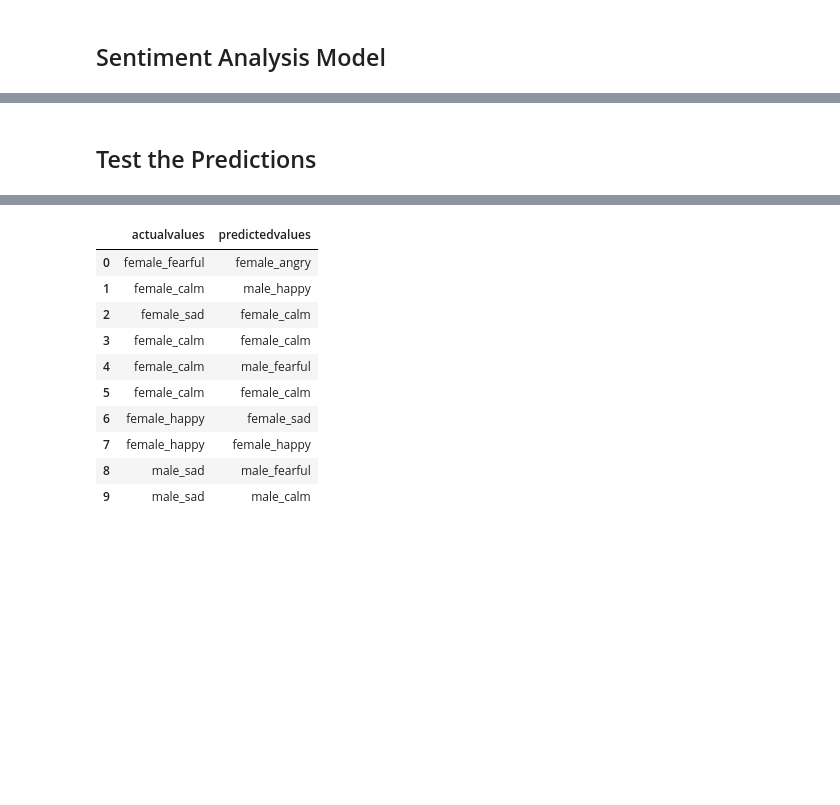
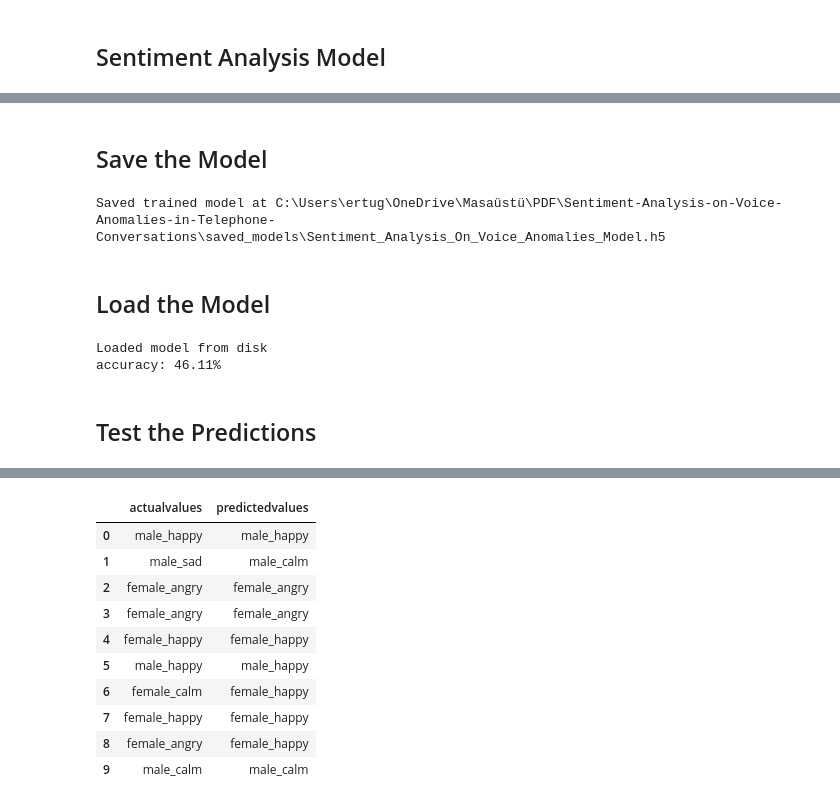
Before and after one commit to ertugrultaparci/Sentiment-Analysis-on-Voice-Anomalies-in-Telephone-Conversations, a Jupyter notebook: sentiment_analysis1.ipynb, the cells around one changed output, grey strips where cells are left out. Drawn from its saved outputs; the diff is of its cells as text; code cells hidden in the pictures; blank space fills up the shorter version.

```diff
--- a/sentiment_analysis1.ipynb
+++ b/sentiment_analysis1.ipynb
@@ -156,5 +190,7 @@ df_cleaned[:10]
+# %%
+X_train, X_test, y_train, y_test = train_test_split(df_cleaned.drop('emotion', axis =1), df_cleaned['emotion'], test_size=0.2, random_state=0, shuffle = True)
 # %%
-X_train, X_test, y_train, y_test = train_test_split(shuffled_df.drop('emotion', axis =1), shuffled_df['emotion'], test_size=0.2, random_state=0, shuffle = True)
+#X_train, X_test, y_train, y_test = train_test_split(shuffled_df.drop('emotion', axis =1), shuffled_df['emotion'], test_size=0.2, random_state=0, shuffle = True)
 # %%
 lb = LabelEncoder()
 y_train = to_categorical(lb.fit_transform(y_train))
@@ -186,3 +234,26 @@ opt = tf.keras.optimizers.RMSprop(learning_rate=0.0001, decay=1e-6)
+# %%
+model = Sequential()
+
+model.add(Conv1D(128, 5,padding='same',
+                 input_shape=(x_train_exp.shape[1],1)))
+model.add(Activation('relu'))
+model.add(Conv1D(128, 5,padding='same'))
+model.add(Activation('relu'))
+model.add(Dropout(0.1))
+model.add(MaxPooling1D(pool_size=(8)))
+model.add(Conv1D(128, 5,padding='same',))
+model.add(Activation('relu'))
+model.add(Conv1D(128, 5,padding='same',))
+model.add(Activation('relu'))
+model.add(Conv1D(128, 5,padding='same',))
+model.add(Activation('relu'))
+model.add(Dropout(0.2))
+model.add(Conv1D(128, 5,padding='same',))
+model.add(Activation('relu'))
+model.add(Flatten())
+model.add(Dense(10))
+model.add(Activation('softmax'))
+opt = tf.keras.optimizers.RMSprop(learning_rate=0.00001, decay=1e-6)
 # %%
 model.summary()
 # %% [output]
@@ -232,0 +306,13 @@ test acc accuracy: 47.97%
+# %% [markdown]
+## Save the Model
+# %%
+model_name = 'Sentiment_Analysis_On_Voice_Anomalies_Model.h5'
+save_dir = os.path.join(os.getcwd(), 'saved_models')
+# Save model and weights
+if not os.path.isdir(save_dir):
+    os.makedirs(save_dir)
+model_path = os.path.join(save_dir, model_name)
+model.save(model_path)
+print('Saved trained model at %s ' % model_path)
+# %% [output]
+Saved trained model at C:\Users\ertug\OneDrive\Masaüstü\PDF\Sentiment-Analysis-on-Voice-Anomalies-in-Telephone-Conversations\saved_models\Sentiment_Analysis_On_Voice_Anomalies_Model.h5
@@ -233,7 +324,27 @@ test acc accuracy: 47.97%
+# %% [markdown]
+## Load the Model
+# %%
+# loading json and creating model
+from keras.models import model_from_json
+json_file = open('model.json', 'r')
+loaded_model_json = json_file.read()
+json_file.close()
+loaded_model = model_from_json(loaded_model_json)
+# load weights into new model
+loaded_model.load_weights("saved_models/Sentiment_Analysis_On_Voice_Anomalies_Model.h5")
+print("Loaded model from disk")
+
+# evaluate loaded model on test data
+loaded_model.compile(loss='categorical_crossentropy', optimizer=opt, metrics=['accuracy'])
+score = loaded_model.evaluate(x_test_exp, y_test, verbose=0)
+print("%s: %.2f%%" % (loaded_model.metrics_names[1], score[1]*100))
+# %% [output]
+Loaded model from disk
+accuracy: 46.11%
 # %% [markdown]
 ## Test the Predictions
 # %%
-preds = model.predict(x_test_exp, batch_size=512, verbose=1)
+preds = loaded_model.predict(x_test_exp, batch_size=512, verbose=1)
 preds_mod = preds.argmax(axis=1)
 preds_flat = preds_mod.astype(int).flatten()
 preds_transformed = (lb.inverse_transform((preds_flat)))
@@ -249,11 +360,11 @@ final_df.head(10)
 |  | actualvalues | predictedvalues |
-| 0 | female_fearful | female_angry |
-| 1 | female_calm | male_happy |
-| 2 | female_sad | female_calm |
-| 3 | female_calm | female_calm |
-| 4 | female_calm | male_fearful |
-| 5 | female_calm | female_calm |
-| 6 | female_happy | female_sad |
+| 0 | male_happy | male_happy |
+| 1 | male_sad | male_calm |
+| 2 | female_angry | female_angry |
+| 3 | female_angry | female_angry |
+| 4 | female_happy | female_happy |
+| 5 | male_happy | male_happy |
+| 6 | female_calm | female_happy |
 | 7 | female_happy | female_happy |
-| 8 | male_sad | male_fearful |
-| 9 | male_sad | male_calm |
+| 8 | female_angry | female_happy |
+| 9 | male_calm | male_calm |
```
Also changed, not shown: parts of 35 cells of this notebook, 6 other files.
